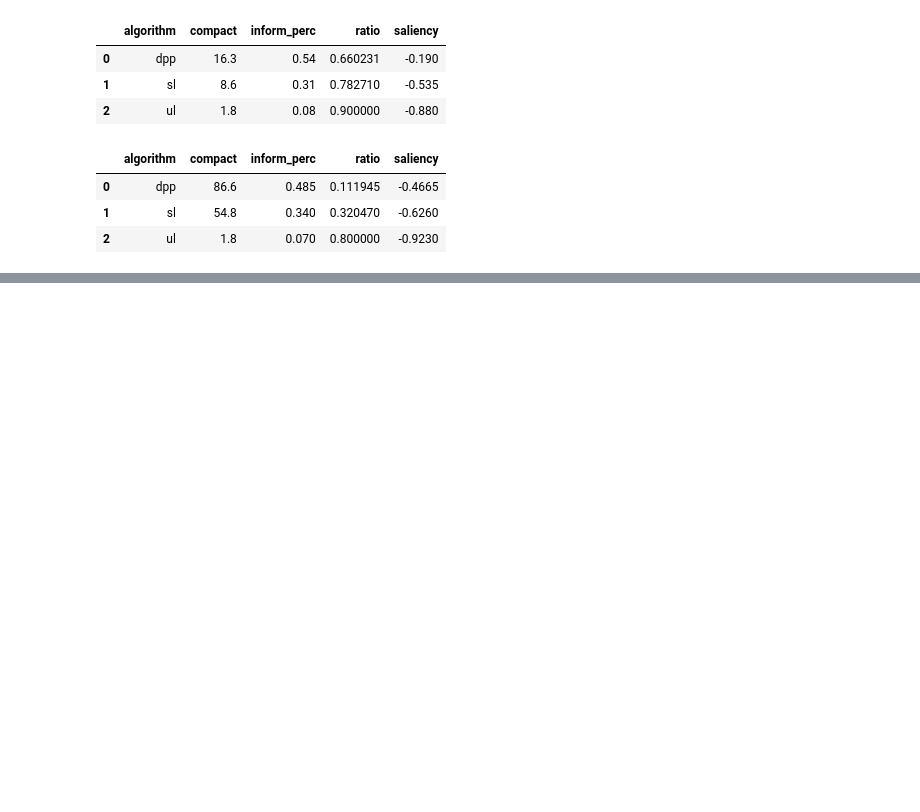
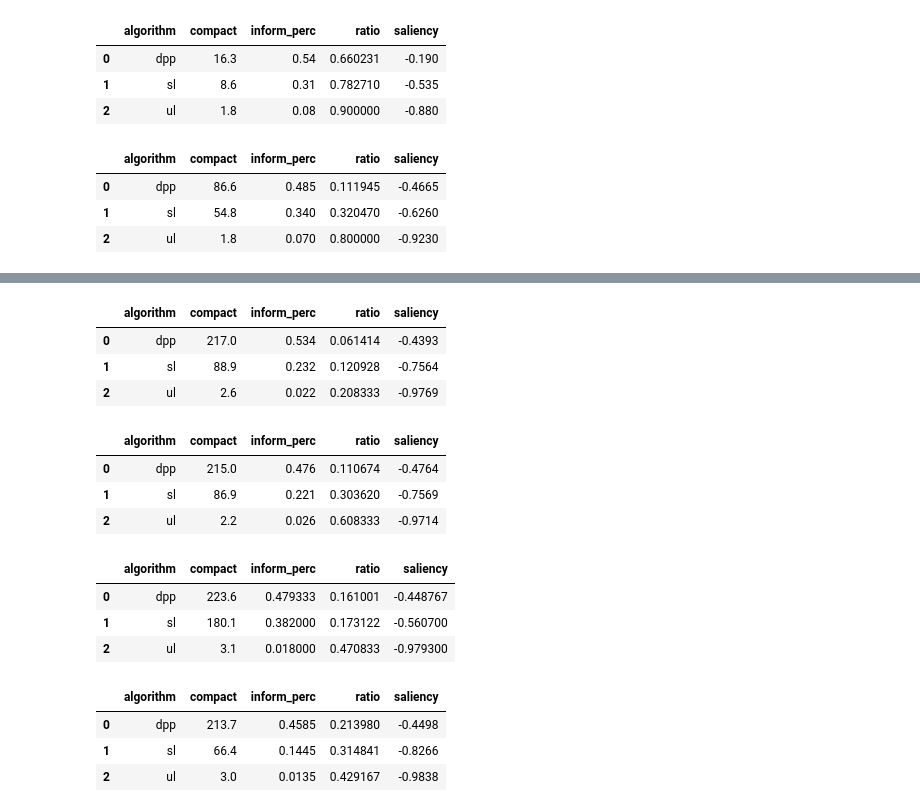
Before and after one commit to 8bit-pixies/sklearn-recipes, a Jupyter notebook: saliency/saliency-data.ipynb, the cells around one changed output, grey strips where cells are left out. Cells and saved outputs as stored; diff of their text form; code cells hidden in the pictures; blank space fills up the shorter version.

```diff
--- a/saliency/saliency-data.ipynb
+++ b/saliency/saliency-data.ipynb
@@ -272,0 +282,68 @@ feat_info.groupby('algorithm').mean().reset_index()
+# %%
+# mandelon NIPS 2003 setup (see uci: http://archive.ics.uci.edu/ml/datasets/madelon)
+# http://scikit-learn.org/stable/modules/generated/sklearn.datasets.make_classification.html
+dataset_config = {
+    'n_features': 500,
+    'n_informative': 25,
+    'n_redundant': 15,
+    'n_repeated': 2,
+    'n_clusters_per_class': 16
+}
+feat_info = pd.concat([single_run(dataset_config) for x in range(10)])
+feat_info.groupby('algorithm').mean().reset_index()
+# %% [output]
+|  | algorithm | compact | inform_perc | ratio | saliency |
+| 0 | dpp | 217.0 | 0.534 | 0.061414 | -0.4393 |
+| 1 | sl | 88.9 | 0.232 | 0.120928 | -0.7564 |
+| 2 | ul | 2.6 | 0.022 | 0.208333 | -0.9769 |
+# %%
+# mandelon NIPS 2003 setup (see uci: http://archive.ics.uci.edu/ml/datasets/madelon)
+# http://scikit-learn.org/stable/modules/generated/sklearn.datasets.make_classification.html
+dataset_config = {
+    'n_features': 500,
+    'n_informative': 50,
+    'n_redundant': 15,
+    'n_repeated': 4,
+    'n_clusters_per_class': 16
+}
+feat_info = pd.concat([single_run(dataset_config) for x in range(10)])
+feat_info.groupby('algorithm').mean().reset_index()
+# %% [output]
+|  | algorithm | compact | inform_perc | ratio | saliency |
+| 0 | dpp | 215.0 | 0.476 | 0.110674 | -0.4764 |
+| 1 | sl | 86.9 | 0.221 | 0.303620 | -0.7569 |
+| 2 | ul | 2.2 | 0.026 | 0.608333 | -0.9714 |
+# %%
+# mandelon NIPS 2003 setup (see uci: http://archive.ics.uci.edu/ml/datasets/madelon)
+# http://scikit-learn.org/stable/modules/generated/sklearn.datasets.make_classification.html
+dataset_config = {
+    'n_features': 500,
+    'n_informative': 75,
+    'n_redundant': 15,
+    'n_repeated': 6,
+    'n_clusters_per_class': 16
+}
+feat_info = pd.concat([single_run(dataset_config) for x in range(10)])
+feat_info.groupby('algorithm').mean().reset_index()
+# %% [output]
+|  | algorithm | compact | inform_perc | ratio | saliency |
+| 0 | dpp | 223.6 | 0.479333 | 0.161001 | -0.448767 |
+| 1 | sl | 180.1 | 0.382000 | 0.173122 | -0.560700 |
+| 2 | ul | 3.1 | 0.018000 | 0.470833 | -0.979300 |
+# %%
+# mandelon NIPS 2003 setup (see uci: http://archive.ics.uci.edu/ml/datasets/madelon)
+# http://scikit-learn.org/stable/modules/generated/sklearn.datasets.make_classification.html
+dataset_config = {
+    'n_features': 500,
+    'n_informative': 100,
+    'n_redundant': 15,
+    'n_repeated': 8,
+    'n_clusters_per_class': 16
+}
+feat_info = pd.concat([single_run(dataset_config) for x in range(10)])
+feat_info.groupby('algorithm').mean().reset_index()
+# %% [output]
+|  | algorithm | compact | inform_perc | ratio | saliency |
+| 0 | dpp | 213.7 | 0.4585 | 0.213980 | -0.4498 |
+| 1 | sl | 66.4 | 0.1445 | 0.314841 | -0.8266 |
+| 2 | ul | 3.0 | 0.0135 | 0.429167 | -0.9838 |
```
Also changed, not shown: parts of 6 cells of this notebook, 3 other files.
